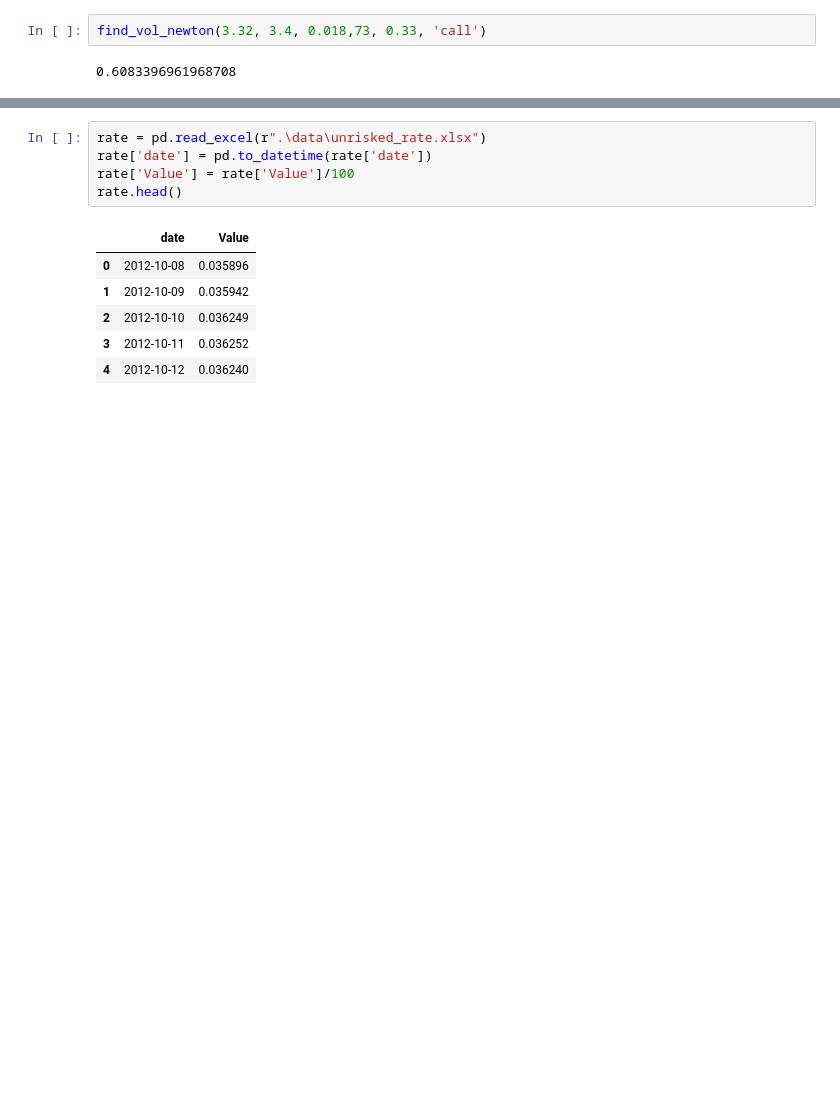
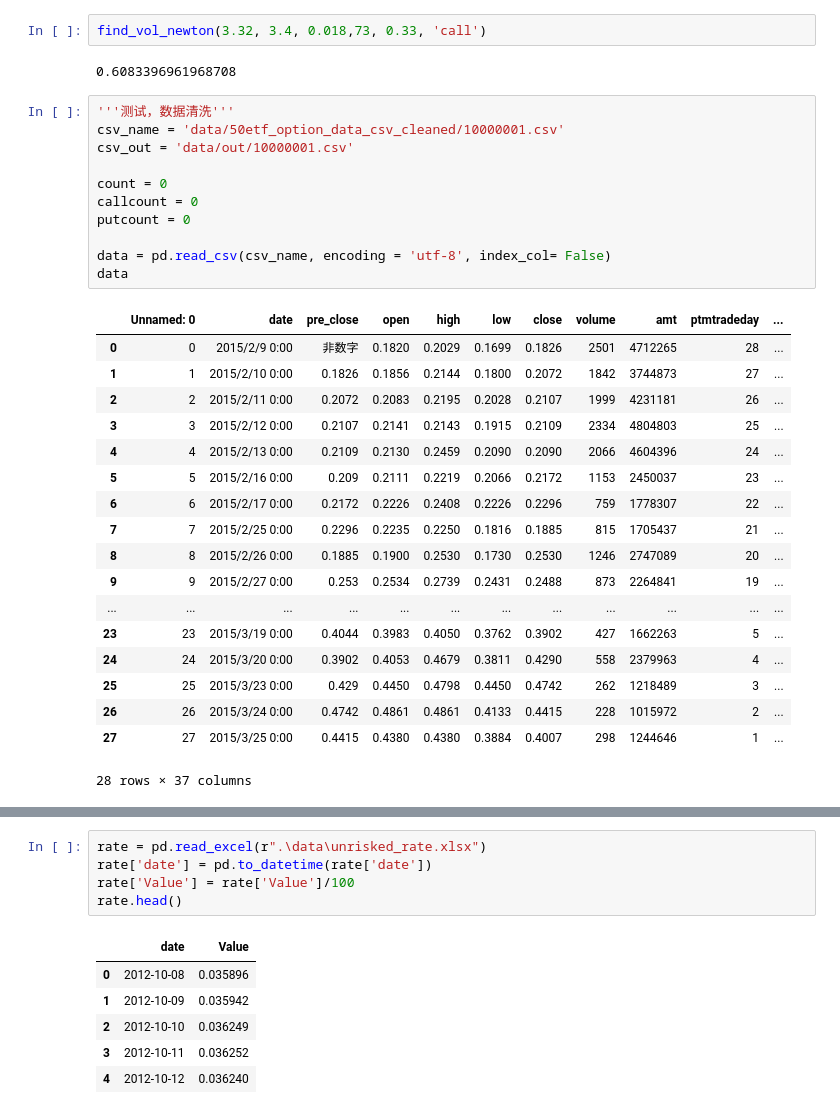
Before and after one commit to Xuanxfan/bodl, a Jupyter notebook: data_processor.ipynb, the cells around one changed output, grey strips where cells are left out. Drawn from its saved outputs; the diff is of its cells as text; blank space fills up the shorter version.

```diff
--- a/data_processor.ipynb
+++ b/data_processor.ipynb
@@ -80,3 +87,33 @@ iv_bs_bisection(3.32, 3.4, 0.018,73, 0.33, 'call')
 find_vol_newton(3.32, 3.4, 0.018,73, 0.33, 'call')
 # %% [output]
 0.6083396961968708
+# %%
+'''测试，数据清洗'''
+csv_name = 'data/50etf_option_data_csv_cleaned/10000001.csv'
+csv_out = 'data/out/10000001.csv'
+
+count = 0
+callcount = 0
+putcount = 0
+
+data = pd.read_csv(csv_name, encoding = 'utf-8', index_col= False)
+data
+# %% [output]
+|  | Unnamed: 0 | date | pre_close | open | high | low | close | volume | amt | ptmtradeday | ... |
+| 0 | 0 | 2015/2/9 0:00 | 非数字 | 0.1820 | 0.2029 | 0.1699 | 0.1826 | 2501 | 4712265 | 28 | ... |
+| 1 | 1 | 2015/2/10 0:00 | 0.1826 | 0.1856 | 0.2144 | 0.1800 | 0.2072 | 1842 | 3744873 | 27 | ... |
+| 2 | 2 | 2015/2/11 0:00 | 0.2072 | 0.2083 | 0.2195 | 0.2028 | 0.2107 | 1999 | 4231181 | 26 | ... |
+| 3 | 3 | 2015/2/12 0:00 | 0.2107 | 0.2141 | 0.2143 | 0.1915 | 0.2109 | 2334 | 4804803 | 25 | ... |
+| 4 | 4 | 2015/2/13 0:00 | 0.2109 | 0.2130 | 0.2459 | 0.2090 | 0.2090 | 2066 | 4604396 | 24 | ... |
+| 5 | 5 | 2015/2/16 0:00 | 0.209 | 0.2111 | 0.2219 | 0.2066 | 0.2172 | 1153 | 2450037 | 23 | ... |
+| 6 | 6 | 2015/2/17 0:00 | 0.2172 | 0.2226 | 0.2408 | 0.2226 | 0.2296 | 759 | 1778307 | 22 | ... |
+| 7 | 7 | 2015/2/25 0:00 | 0.2296 | 0.2235 | 0.2250 | 0.1816 | 0.1885 | 815 | 1705437 | 21 | ... |
+| 8 | 8 | 2015/2/26 0:00 | 0.1885 | 0.1900 | 0.2530 | 0.1730 | 0.2530 | 1246 | 2747089 | 20 | ... |
+| 9 | 9 | 2015/2/27 0:00 | 0.253 | 0.2534 | 0.2739 | 0.2431 | 0.2488 | 873 | 2264841 | 19 | ... |
+| ... | ... | ... | ... | ... | ... | ... | ... | ... | ... | ... | ... |
+| 23 | 23 | 2015/3/19 0:00 | 0.4044 | 0.3983 | 0.4050 | 0.3762 | 0.3902 | 427 | 1662263 | 5 | ... |
+| 24 | 24 | 2015/3/20 0:00 | 0.3902 | 0.4053 | 0.4679 | 0.3811 | 0.4290 | 558 | 2379963 | 4 | ... |
+| 25 | 25 | 2015/3/23 0:00 | 0.429 | 0.4450 | 0.4798 | 0.4450 | 0.4742 | 262 | 1218489 | 3 | ... |
+| 26 | 26 | 2015/3/24 0:00 | 0.4742 | 0.4861 | 0.4861 | 0.4133 | 0.4415 | 228 | 1015972 | 2 | ... |
+| 27 | 27 | 2015/3/25 0:00 | 0.4415 | 0.4380 | 0.4380 | 0.3884 | 0.4007 | 298 | 1244646 | 1 | ... |
+28 rows × 37 columns
```
Also changed, not shown: parts of 17 cells of this notebook, 1 other file.
